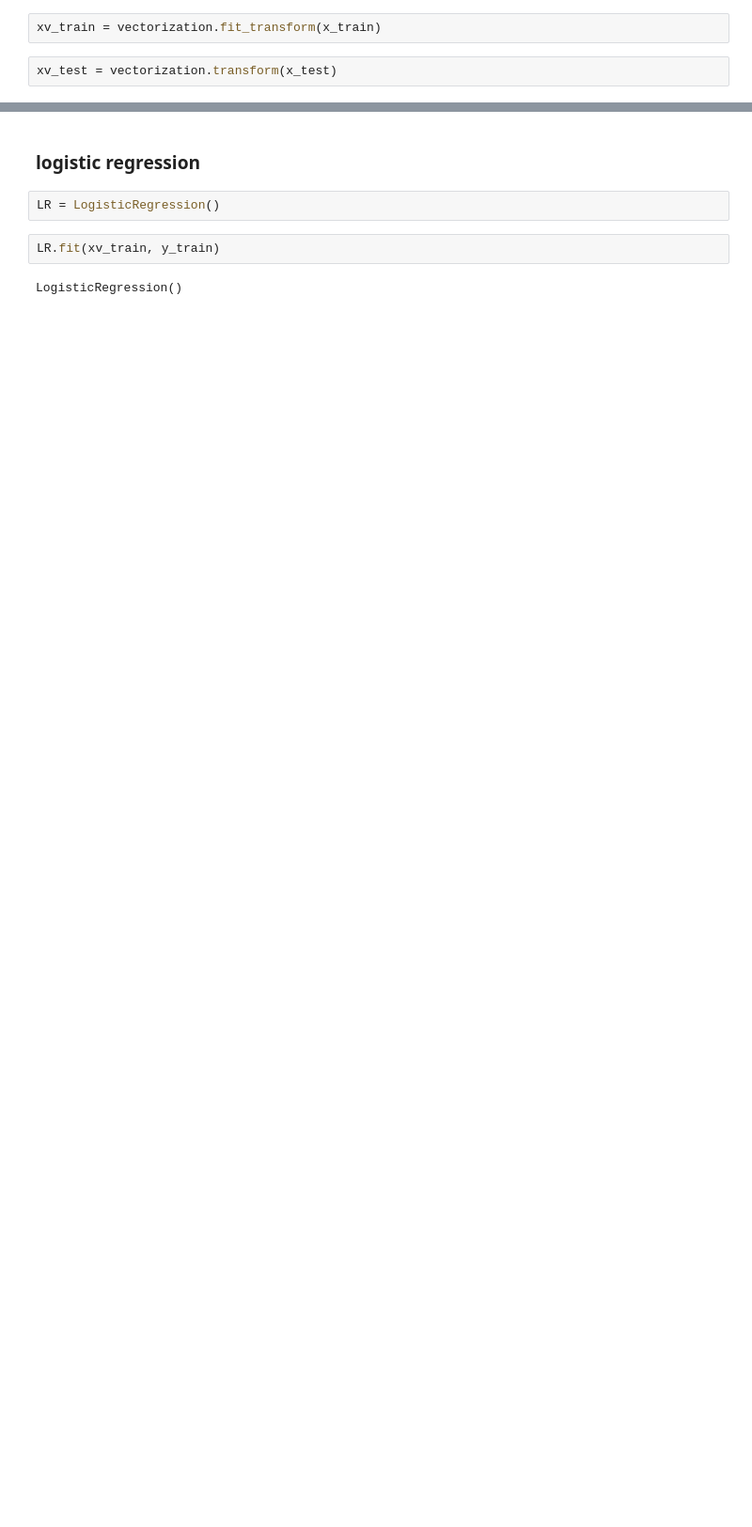
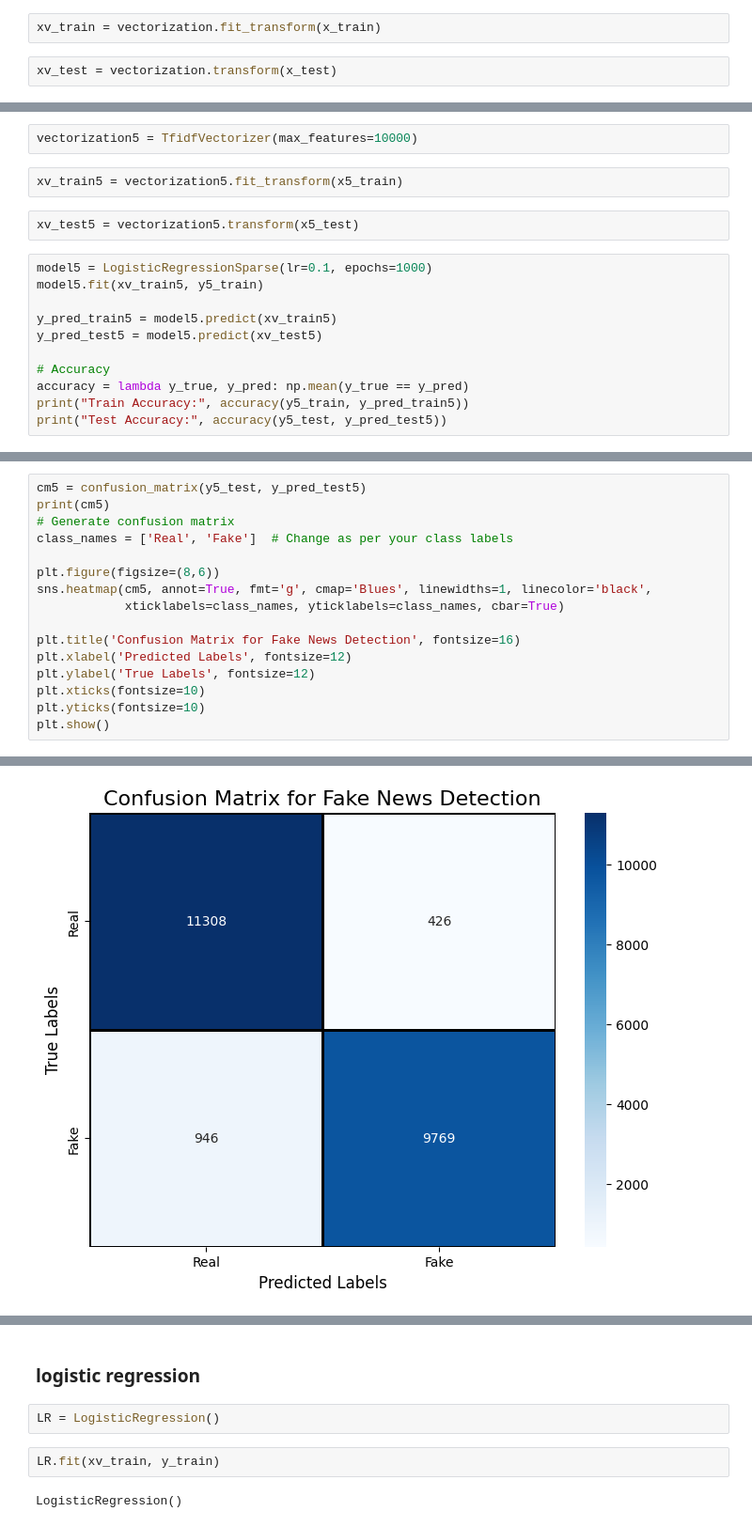
Before and after one commit to Anjan580/Fake_News_Detection_by_using-_logisticRegression, a Jupyter notebook: 7th sem project fake news detection.ipynb, the cells around one changed output, grey strips where cells are left out. Shown: that part at 94% size. Cells and saved outputs as stored; diff of their text form; blank space fills up the shorter version.

```diff
--- a/7th sem project fake news detection.ipynb
+++ b/7th sem project fake news detection.ipynb
@@ -235,0 +336,17 @@ import joblib
+# %%
+vectorization5 = TfidfVectorizer(max_features=10000)
+# %%
+xv_train5 = vectorization5.fit_transform(x5_train)
+# %%
+xv_test5 = vectorization5.transform(x5_test)
+# %%
+model5 = LogisticRegressionSparse(lr=0.1, epochs=1000)
+model5.fit(xv_train5, y5_train)
+
+y_pred_train5 = model5.predict(xv_train5)
+y_pred_test5 = model5.predict(xv_test5)
+
+# Accuracy
+accuracy = lambda y_true, y_pred: np.mean(y_true == y_pred)
+print("Train Accuracy:", accuracy(y5_train, y_pred_train5))
+print("Test Accuracy:", accuracy(y5_test, y_pred_test5))
@@ -235,0 +356,17 @@ import joblib
+# %%
+cm5 = confusion_matrix(y5_test, y_pred_test5)
+print(cm5)
+# Generate confusion matrix
+class_names = ['Real', 'Fake']  # Change as per your class labels
+
+plt.figure(figsize=(8,6))
+sns.heatmap(cm5, annot=True, fmt='g', cmap='Blues', linewidths=1, linecolor='black',
+            xticklabels=class_names, yticklabels=class_names, cbar=True)
+
+plt.title('Confusion Matrix for Fake News Detection', fontsize=16)
+plt.xlabel('Predicted Labels', fontsize=12)
+plt.ylabel('True Labels', fontsize=12)
+plt.xticks(fontsize=10)
+plt.yticks(fontsize=10)
+plt.show()
+# %% [output]
@@ -235,0 +375 @@ import joblib
+[figure, added]
```
Also changed, not shown: parts of 53 cells of this notebook, 10 other files.
